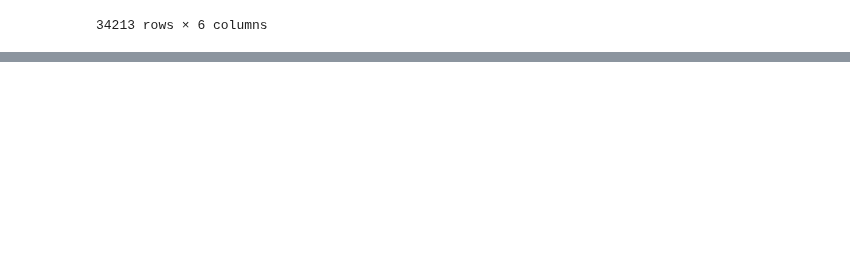
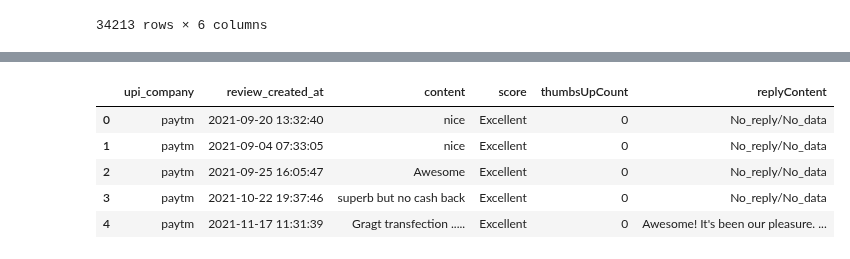
Before and after one commit to everydaycodings/Data-Science-End-To-End-Notebook-Project, a Jupyter notebook: UPI_Payment_Apps_review.ipynb, the cells around one changed output, grey strips where cells are left out. Saved outputs shown, nothing was run; the diff lists cells and outputs as text; code cells hidden in the pictures; blank space fills up the shorter version.

Commit message:
Faeture Engineering completed UPI_Payment_Apps_review.ipynb

```diff
--- a/UPI_Payment_Apps_review.ipynb
+++ b/UPI_Payment_Apps_review.ipynb
@@ -191,2 +191,14 @@ data.head()
+# %%
+scores = [0, 1, 2, 3, 4, 5]
+scores_name = ["very Negative", "Negative", "Average", "Positive", "Excellent"]
+data["score"] = pd.cut(data["score"],scores, labels=scores_name)
+data.head()
+# %% [output]
+|  | upi_company | review_created_at | content | score | thumbsUpCount | replyContent |
+| 0 | paytm | 2021-09-20 13:32:40 | nice | Excellent | 0 | No_reply/No_data |
+| 1 | paytm | 2021-09-04 07:33:05 | nice | Excellent | 0 | No_reply/No_data |
+| 2 | paytm | 2021-09-25 16:05:47 | Awesome | Excellent | 0 | No_reply/No_data |
+| 3 | paytm | 2021-10-22 19:37:46 | superb but no cash back | Excellent | 0 | No_reply/No_data |
+| 4 | paytm | 2021-11-17 11:31:39 | Gragt transfection ..... | Excellent | 0 | Awesome! It's been our pleasure. ... |
 # %%
 backup_data = data.copy()
```
Also changed, not shown: parts of 1 cell of this notebook.
